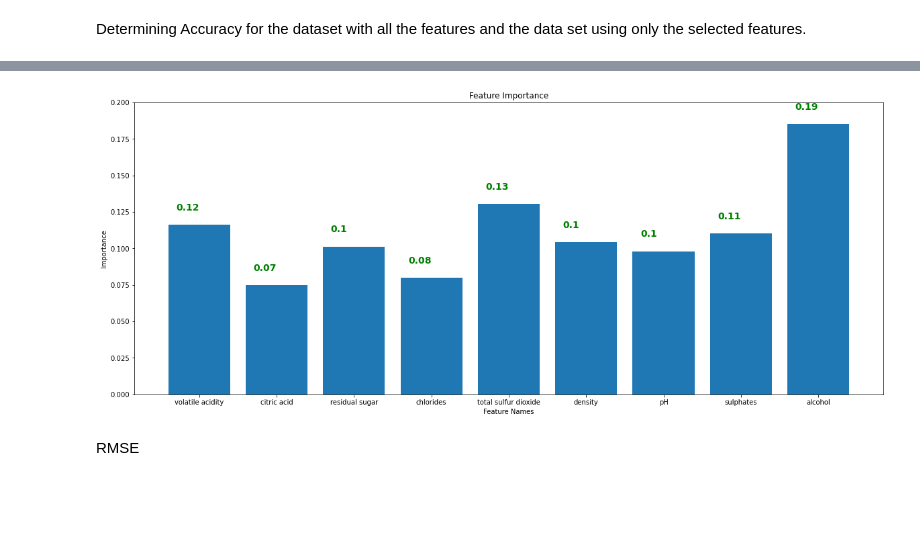
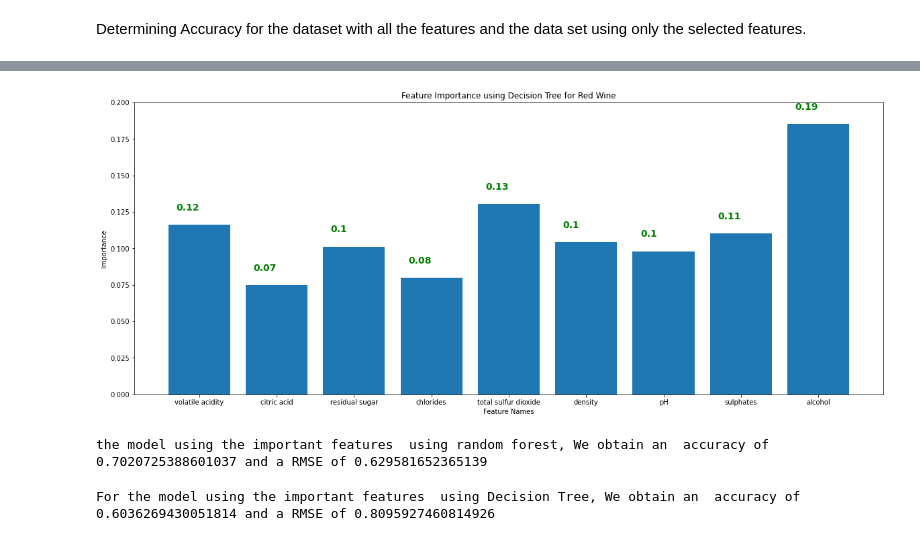
Before and after one commit to FeziweMelvin/Wine-Quality, a Jupyter notebook: redwine.ipynb, the cells around one changed output, grey strips where cells are left out. Saved outputs shown, nothing was run; the diff lists cells and outputs as text; code cells hidden in the pictures; blank space fills up the shorter version.

```diff
--- a/redwine.ipynb
+++ b/redwine.ipynb
@@ -407,25 +411,51 @@ plt.show()
 # %%
 from sklearn.tree import DecisionTreeClassifier
 dc_overall = DecisionTreeClassifier(random_state=1)
 X_decision = red_wine_df.drop(["quality"],axis=1)
 y_decision = red_wine_df["quality"]
 dc_overall.fit(X_decision, y_decision)
 
 #Datafram for feature importance
 importance_df = pd.DataFrame({"Feature":red_wine_df.columns[:9],"Importance":dc_overall.feature_importances_})
 
 #Plotting the importance using Decision Tree
 fig, ax = plt.subplots()
 fig.set_figwidth(20)
 fig.set_figheight(8)
 ax.bar(x = importance_df.Feature, height = importance_df.Importance)
-ax.set_title('Feature Importance')
+ax.set_title('Feature Importance using Decision Tree for Red Wine')
 ax.set_xlabel('Feature Names')
 ax.set_ylabel('Importance')
 ax.set_ylim(top = 0.2)
 for i, v in enumerate(importance_df.Importance):
     ax.text(i-0.3, v + 0.01, s = np.round(v,2), color='green', fontweight='bold',fontsize=14)
 # %% [output]
-[figure, old version]
+[figure, new version]
-# %% [markdown]
-RMSE
+# %%
+from sklearn.ensemble import RandomForestClassifier
+x_train_selected = X_train_df[["alcohol", "sulphates", "volatile acidity", "total sulfur dioxide","chlorides", "pH", "density"]]
+x_test_selected = X_test_df[["alcohol", "sulphates", "volatile acidity", "total sulfur dioxide","chlorides", "pH", "density"]]
+
+x_test_numpy = x_test_selected.to_numpy()
+x_train_numpy= x_train_selected.to_numpy()
+
+model2 = RandomForestClassifier(random_state=1)
+model2.fit(x_train_numpy, y_train)
+y_pred2 = model2.predict(x_test_numpy)
+print(f"the model using the important features  using random forest, We obtain an  accuracy of {accuracy_score(y_true=y_test, y_pred=y_pred2)} and a RMSE of {np.sqrt(mean_squared_error(y_true=y_test, y_pred=y_pred2))}")
+# %% [output]
+the model using the important features  using random forest, We obtain an  accuracy of 0.7020725388601037 and a RMSE of 0.629581652365139
+# %%
+from sklearn.tree import DecisionTreeClassifier
+x_train_selected = X_train_df[["alcohol","total sulfur dioxide","volatile acidity",  "sulphates", "density", "residual sugar"]]
+x_test_selected = X_test_df[["alcohol","total sulfur dioxide","volatile acidity",  "sulphates", "density", "residual sugar"]]
+
+x_test_numpy = x_test_selected.to_numpy()
+x_train_numpy= x_train_selected.to_numpy()
+
+dc_overall = DecisionTreeClassifier(random_state=1)
+dc_overall.fit(x_train_numpy, y_train)
+y_pred_dc_selected = dc_overall.predict(x_test_numpy)
+print(f"For the model using the important features  using Decision Tree, We obtain an  accuracy of {accuracy_score(y_true=y_test,y_pred= y_pred_dc_selected)} and a RMSE of {np.sqrt(mean_squared_error(y_true=y_test, y_pred= y_pred_dc_selected))}")
+# %% [output]
+For the model using the important features  using Decision Tree, We obtain an  accuracy of 0.6036269430051814 and a RMSE of 0.8095927460814926
```
Also changed, not shown: parts of 13 cells of this notebook, 1 other file.
